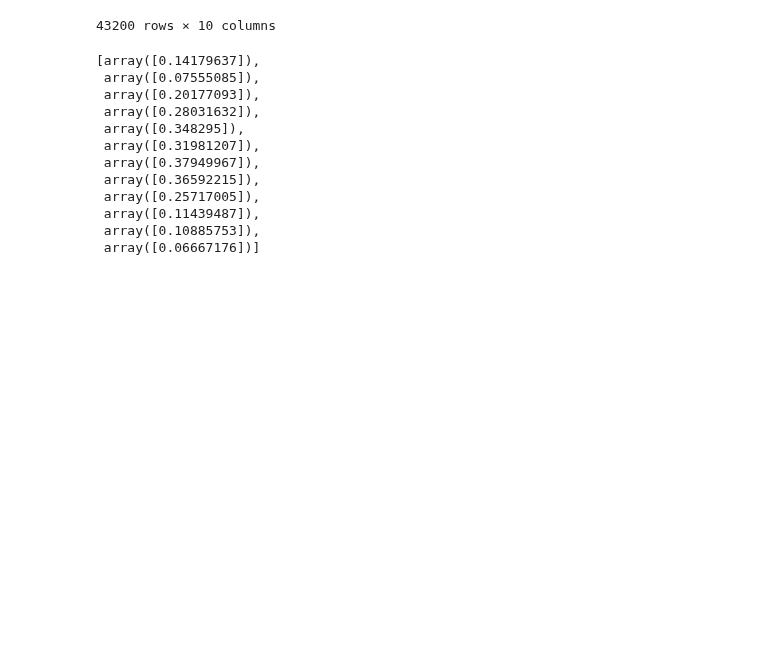
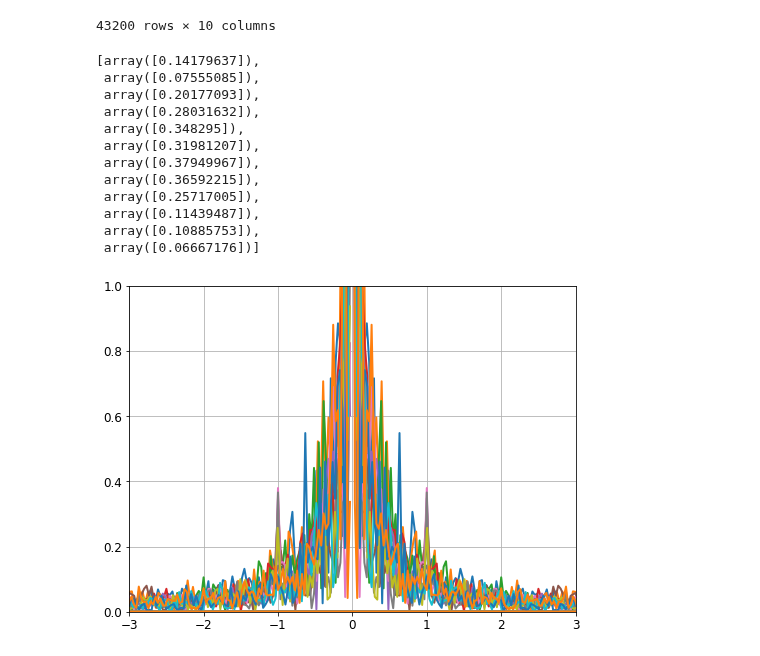
Before and after one commit to LeoausderDose/Praktikum_AWI, a Jupyter notebook: Spitzbergen/data_import_spitzbergen.ipynb, the cells around one changed output. Saved outputs shown, nothing was run; the diff lists cells and outputs as text; code cells hidden in the pictures; blank space fills up the shorter version.

```diff
--- a/Spitzbergen/data_import_spitzbergen.ipynb
+++ b/Spitzbergen/data_import_spitzbergen.ipynb
@@ -102,35 +102,36 @@ Zahlen der NaN-Einträge: 0
 # %%
 tagesgang_grad = []
 
 for i in range(0,12):
     data = dataframes[i]['T2 [°C] (average, Thermometer)'] #- np.mean(dataframes[i]['T2 [°C] (average, Thermometer)'])
 
     fft = np.fft.fft(data)
     t = np.arange(len(data))
     freq = np.fft.fftfreq(t.shape[-1], d = 1/(60*24))
     #print(len(data))
     amplitude = 1/ len(data) * np.abs(fft)
     temp_index = np.where(freq == find_nearest(freq, 1))
     tagesgang_grad.append(amplitude[temp_index])
 
-    # plt.plot(freq, amplitude)
+    plt.plot(freq, amplitude)
     # # print(NaNEntries)
-    # plt.xlim(-3,3)
-    # plt.ylim(0,1)
+    plt.xlim(-3,3)
+    plt.ylim(0,1)
 tagesgang_grad
 # %% [output]
 [array([0.14179637]),
  array([0.07555085]),
  array([0.20177093]),
  array([0.28031632]),
  array([0.348295]),
  array([0.31981207]),
  array([0.37949967]),
  array([0.36592215]),
  array([0.25717005]),
  array([0.11439487]),
  array([0.10885753]),
  array([0.06667176])]
+[figure, added]
 # %%
 month = ['january', 'february', 'march', 'april','may','june', 'july', 'august', 'september', 'october', 'november', 'december']
 plt.plot(np.arange(1,13), tagesgang_grad)
```
Also changed, not shown: parts of 4 cells of this notebook, 3 other files.
